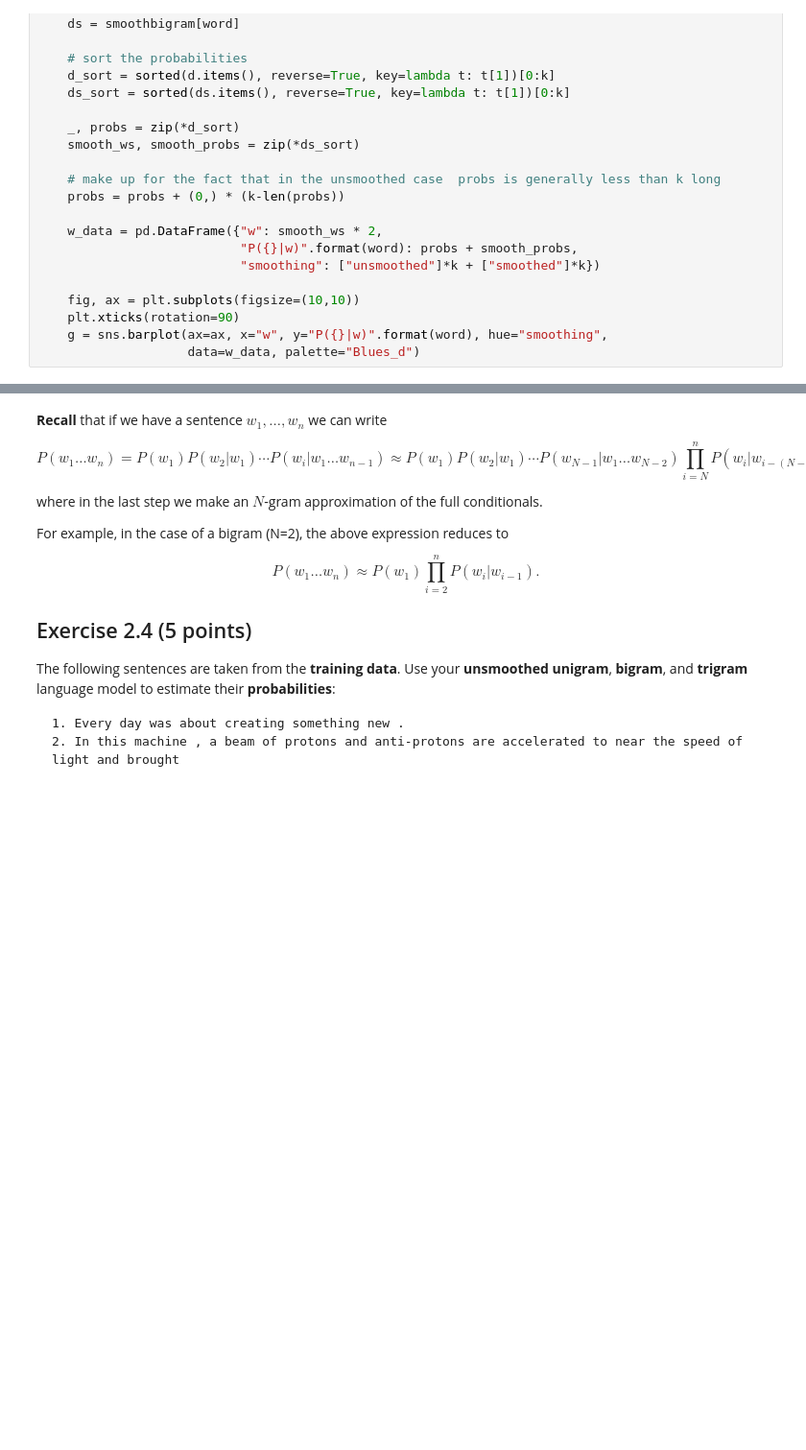
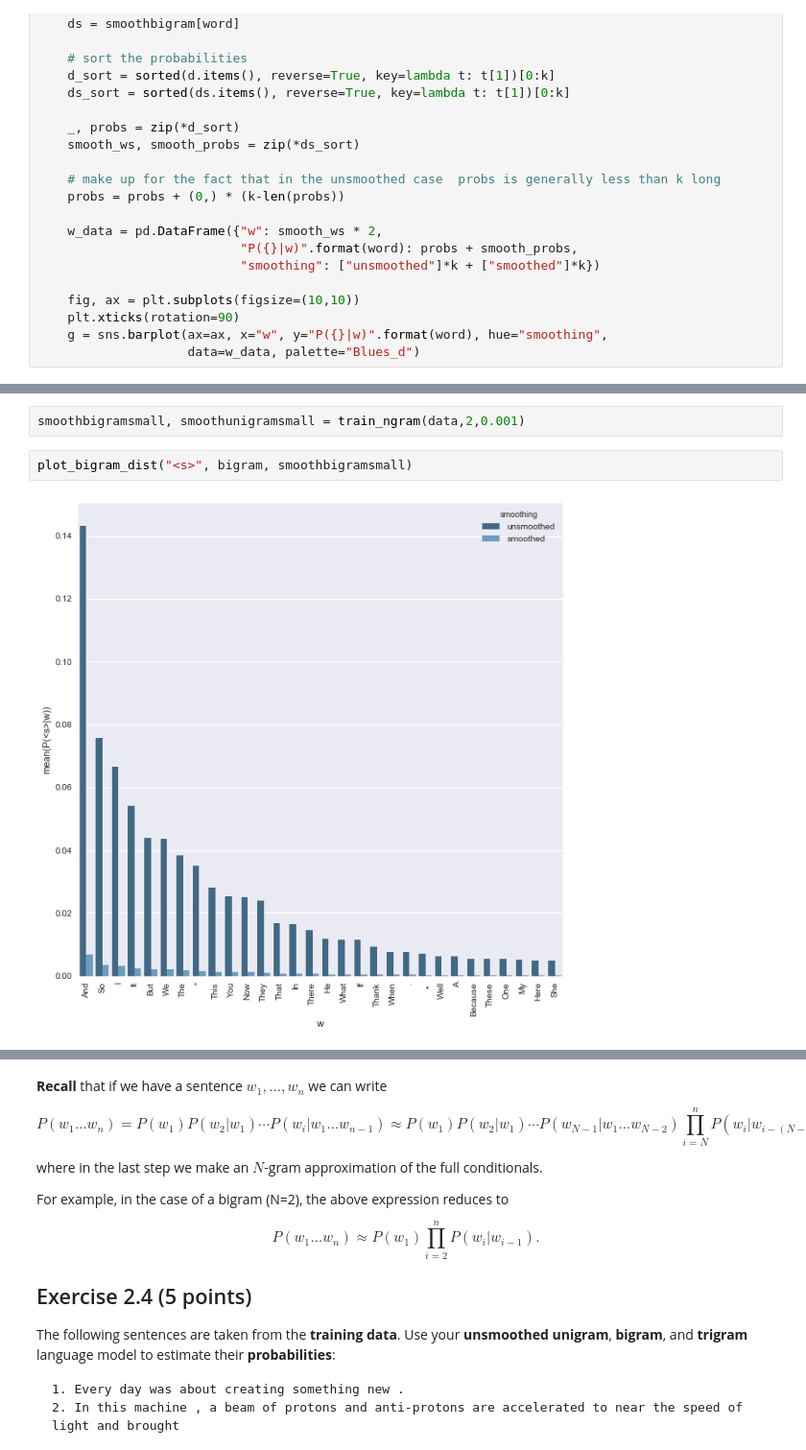
Before and after one commit to JappaB/NLP1, a Jupyter notebook: lab1.ipynb, the cells around one changed output, grey strips where cells are left out. Shown: that part at 96% size. Drawn from its saved outputs; the diff is of its cells as text; blank space fills up the shorter version.

```diff
--- a/lab1.ipynb
+++ b/lab1.ipynb
@@ -712,0 +777,6 @@ YOUR ANSWERS HERE
+# %%
+smoothbigramsmall, smoothunigramsmall = train_ngram(data,2,0.001)
+# %%
+plot_bigram_dist("<s>", bigram, smoothbigramsmall)
+# %% [output]
+[figure, added]
```
Also changed, not shown: parts of 25 cells of this notebook.
